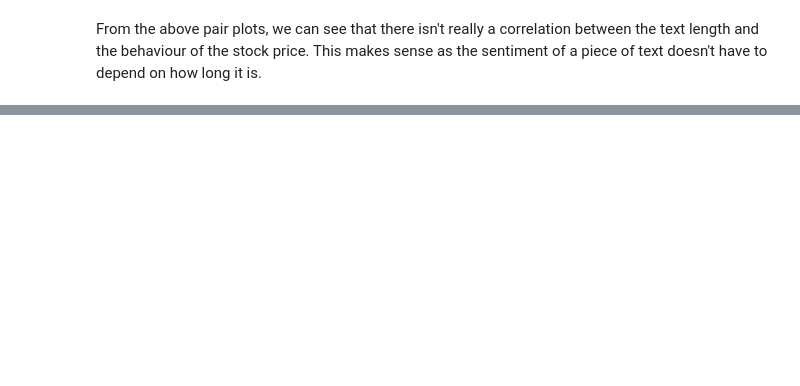
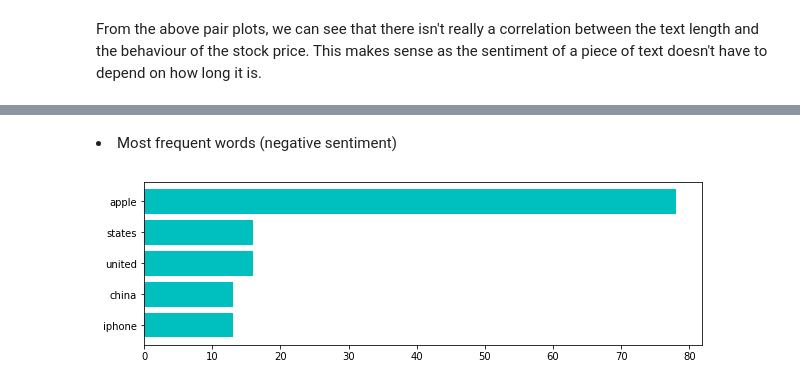
Before and after one commit to anishseeniraj/newspip, a Jupyter notebook: pipeline/2_exploratory_analysis.ipynb, the cells around one changed output, grey strips where cells are left out. Drawn from its saved outputs; the diff is of its cells as text; code cells hidden in the pictures; blank space fills up the shorter version.

```diff
--- a/pipeline/2_exploratory_analysis.ipynb
+++ b/pipeline/2_exploratory_analysis.ipynb
@@ -92,0 +138,7 @@ sns.pairplot(df, vars=["Text Length", "Inflection"], kind="reg")
+# %% [markdown]
+<li>Most frequent words (negative sentiment)</li>
+# %%
+# Headline
+plot_most_frequent(df_negative["Headline"], "c")
+# %% [output]
+[figure, added]
```
Also changed, not shown: parts of 15 cells of this notebook, 6 other files.
